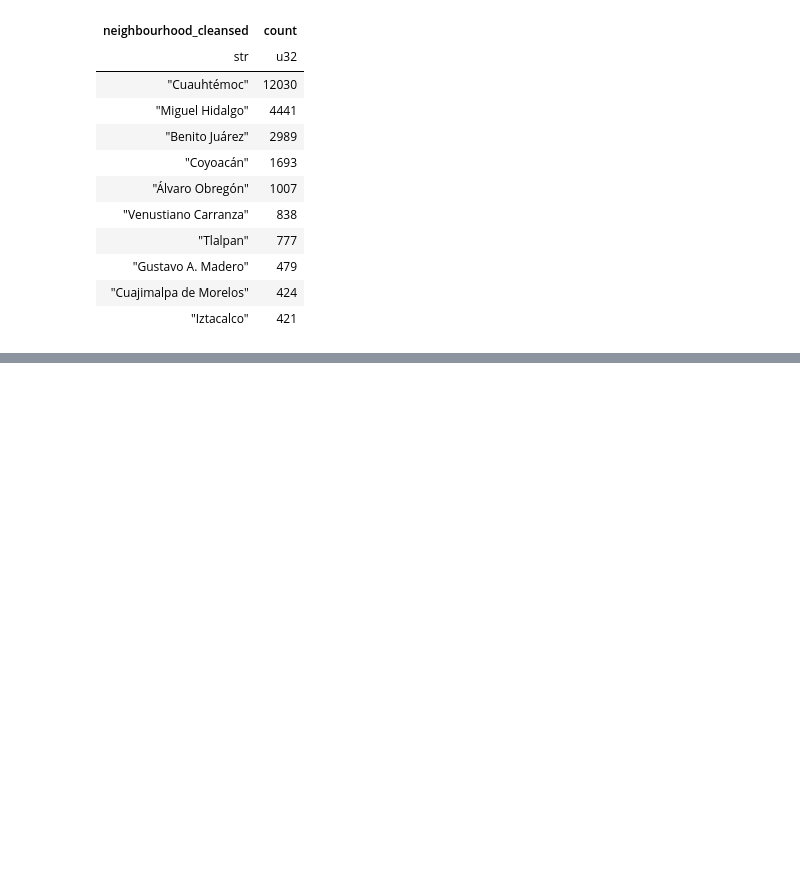
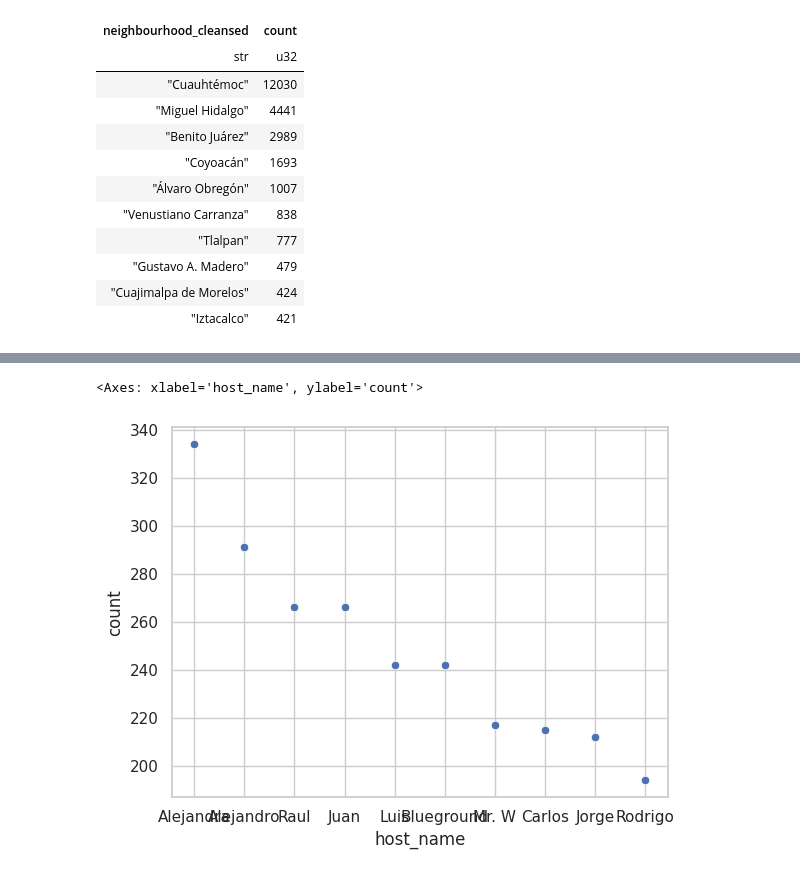
Before and after one commit to santipop1/AdvancedIA, a Jupyter notebook: Airbnb.ipynb, the cells around one changed output, grey strips where cells are left out. Saved outputs shown, nothing was run; the diff lists cells and outputs as text; code cells hidden in the pictures; blank space fills up the shorter version.

```diff
--- a/Airbnb.ipynb
+++ b/Airbnb.ipynb
@@ -144,0 +167,6 @@ shape: (10, 2)
+# %%
+sns.set_theme(style="whitegrid", context="notebook") # Improved style
+sns.scatterplot(top_alojamientos.head(10), x="host_name", y="count")
+# %% [output]
+<Axes: xlabel='host_name', ylabel='count'>
+[figure, added]
```
Also changed, not shown: parts of 15 cells of this notebook.
